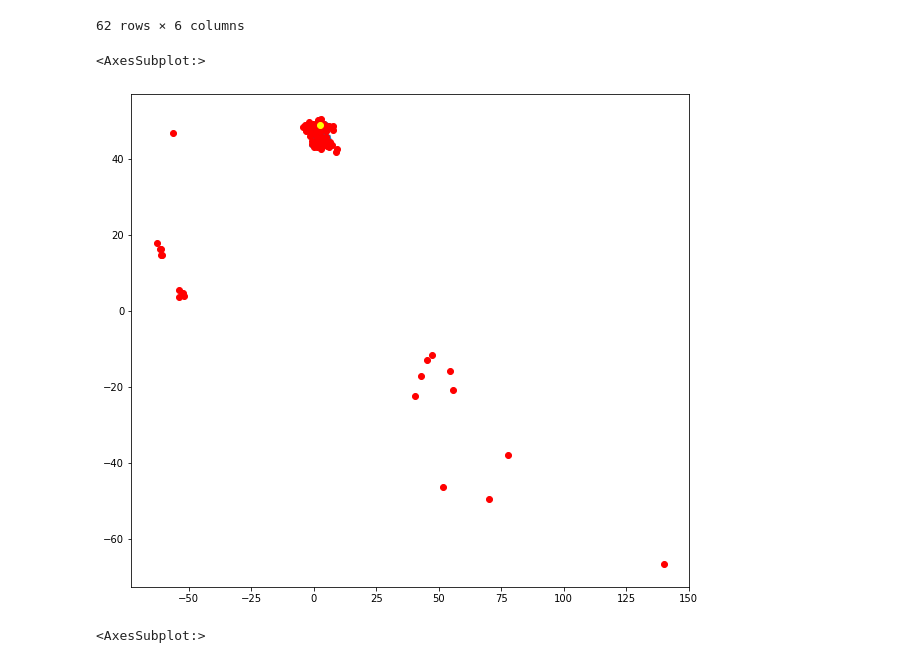
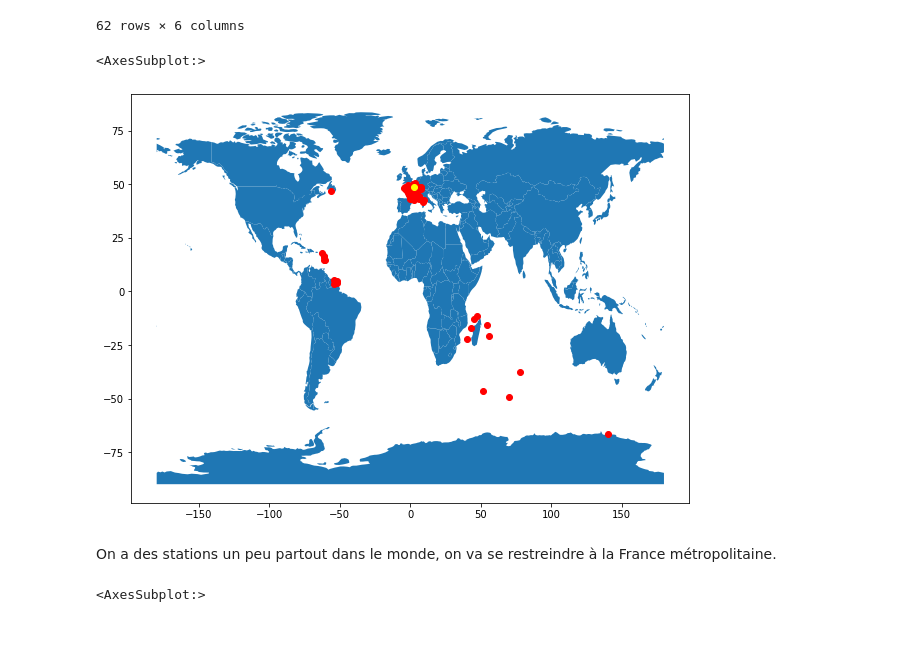
Before and after one commit to JlnZhou/ProjectML, a Jupyter notebook: Meteo.ipynb, the cells around one changed output. Drawn from its saved outputs; the diff is of its cells as text; code cells hidden in the pictures; blank space fills up the shorter version.

```diff
--- a/Meteo.ipynb
+++ b/Meteo.ipynb
@@ -30,14 +32,14 @@ stations_meteo
 # %%
 world = gpd.read_file(gpd.datasets.get_path('naturalearth_lowres'))
 cities = gpd.read_file(gpd.datasets.get_path('naturalearth_cities'))
 
-france = world[world['name'] == "France"].geometry.explode()[[1,2]].unary_union
-
-base = gpd.GeoSeries(france).plot(figsize = (10, 10))
+base = world.plot(figsize = (10, 10))
 stations_meteo.plot(ax = base, color = "red")
 cities[cities['name'] == "Paris"].plot(ax = base, color = "yellow")
 # %% [output]
 <AxesSubplot:>
-[figure, old version]
+[figure, new version]
+# %% [markdown]
+On a des stations un peu partout dans le monde, on va se restreindre à la France métropolitaine.
 # %%
 # On prend les stations en France métropolitaine.
```
Also changed, not shown: parts of 45 cells of this notebook, 2 other files.
